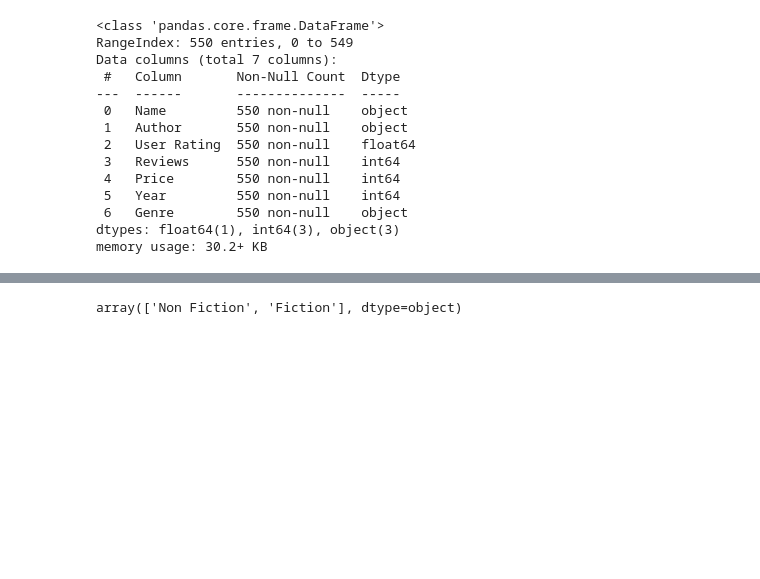
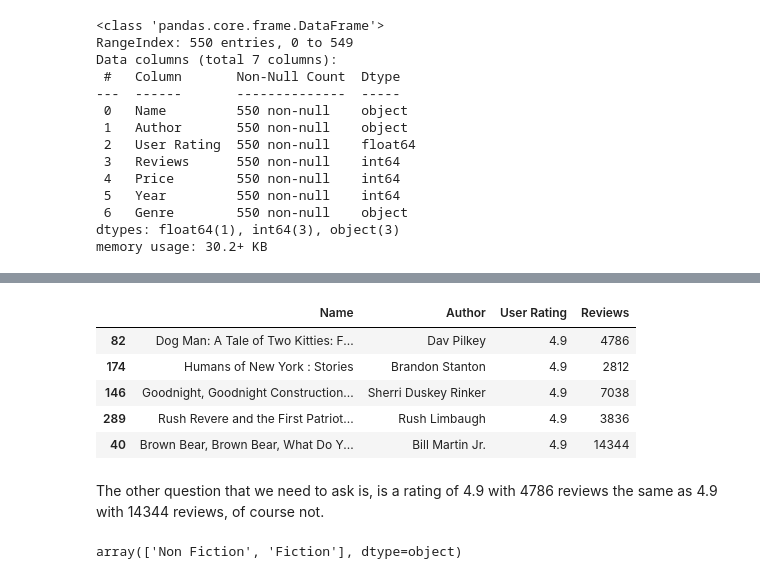
Before and after one commit to ali-d-nasseri/Recommender-System, a Jupyter notebook: Amazon Best Selling Books 2009-2019.ipynb, the cells around one changed output, grey strips where cells are left out. Cells and saved outputs as stored; diff of their text form; code cells hidden in the pictures; blank space fills up the shorter version.

```diff
--- a/Amazon Best Selling Books 2009-2019.ipynb
+++ b/Amazon Best Selling Books 2009-2019.ipynb
@@ -44,3 +151,17 @@ memory usage: 30.2+ KB
+# %%
+# Let's Look at the top 5
+
+top_50.head()
+# %% [output]
+|  | Name | Author | User Rating | Reviews |
+| 82 | Dog Man: A Tale of Two Kitties: F... | Dav Pilkey | 4.9 | 4786 |
+| 174 | Humans of New York : Stories | Brandon Stanton | 4.9 | 2812 |
+| 146 | Goodnight, Goodnight Construction... | Sherri Duskey Rinker | 4.9 | 7038 |
+| 289 | Rush Revere and the First Patriot... | Rush Limbaugh | 4.9 | 3836 |
+| 40 | Brown Bear, Brown Bear, What Do Y... | Bill Martin Jr. | 4.9 | 14344 |
+# %% [markdown]
+
+The other question that we need to ask is, is a rating of 4.9 with 4786 reviews the same as 4.9 with 14344 reviews, of course not.
 # %%
 df['Genre'].unique()
 # %% [output]
```
Also changed, not shown: parts of 12 cells of this notebook.
